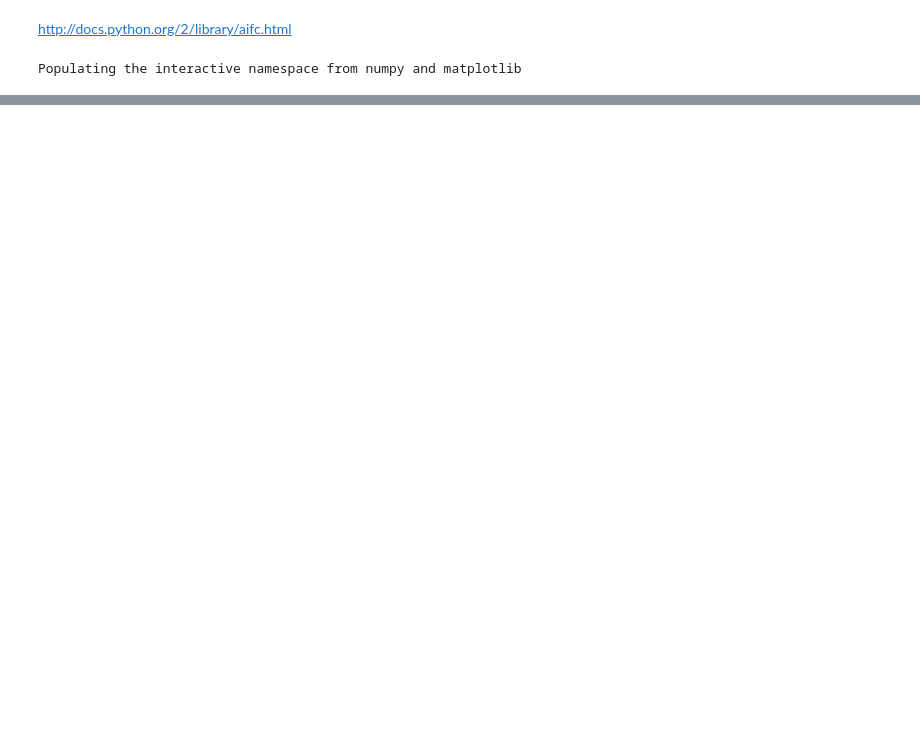
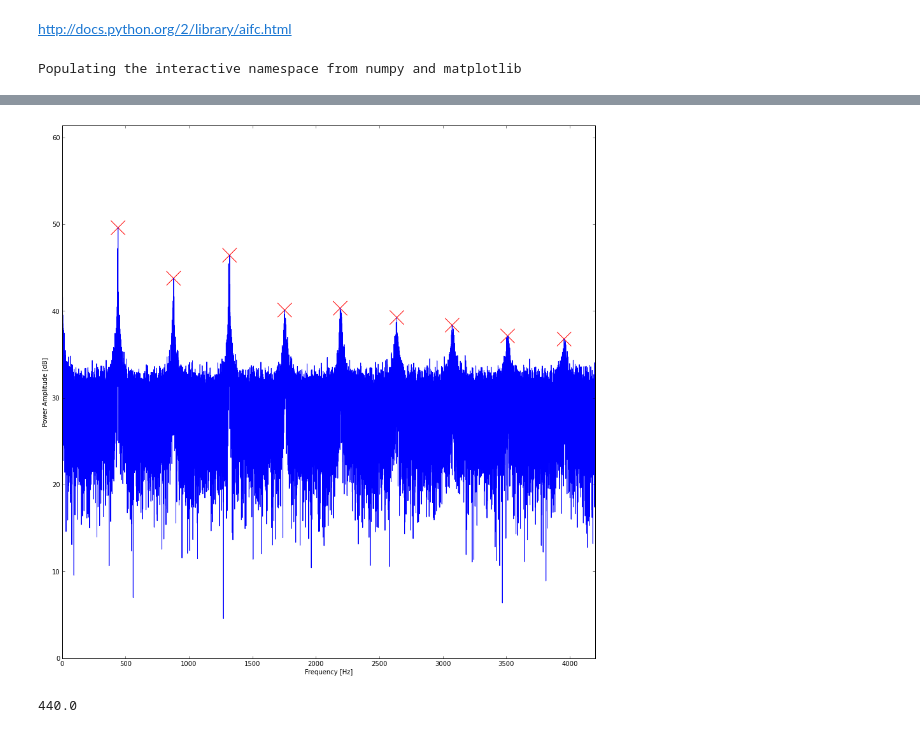
Before and after one commit to jccurtis/homework, a Jupyter notebook: hw5/problem2.ipynb, the cells around one changed output, grey strips where cells are left out. Saved outputs shown, nothing was run; the diff lists cells and outputs as text; code cells hidden in the pictures; blank space fills up the shorter version.

```diff
--- a/hw5/problem2.ipynb
+++ b/hw5/problem2.ipynb
@@ -89,0 +63,21 @@ size(raw_frames)
+# %%
+#I found a peak detection algorithm on github which I am using
+import peakdetect
+peaks = peakdetect.peakdetect(frames_fft_magn_dB,freq_hertz,lookahead=3000)
+peaks_max = array(peaks[:][:][0])
+# %%
+#PLOTTING
+#I set the max freq to the highest note I found (C8 at 4186.01Hz).
+#This is needed because the highest frequency calculated is the
+#sampling rate of the music ~44kHz
+fig = figure(figsize=(15,15))
+ax = fig.add_subplot(111)
+ax.plot(freq_hertz,frames_fft_magn_dB)
+ax.scatter(peaks_max[:,0],peaks_max[:,1], marker='x', c='r', s=500)
+ax.set_ylim(frames_fft_magn_dB.min().real,frames_fft_magn_dB.max().real)
+ax.set_xlabel('Frequency [Hz]')
+ax.set_ylabel('Power Amplitude [dB]')
+ax.set_xlim(0,4200)
+show()
+# %% [output]
+[figure, added]
@@ -89,0 +92,4 @@ size(raw_frames)
+# %%
+print(note2freq('A4'))
+# %% [output]
+440.0
```
Also changed, not shown: parts of 16 cells of this notebook.
